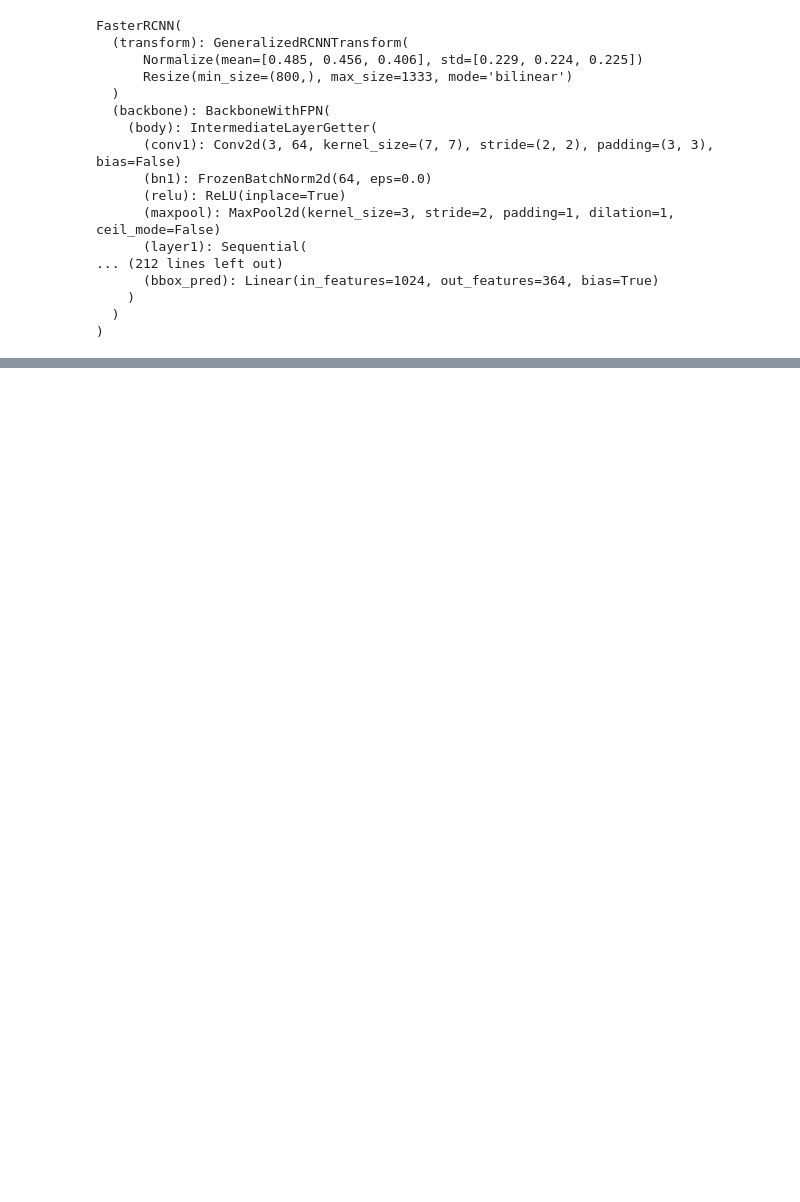
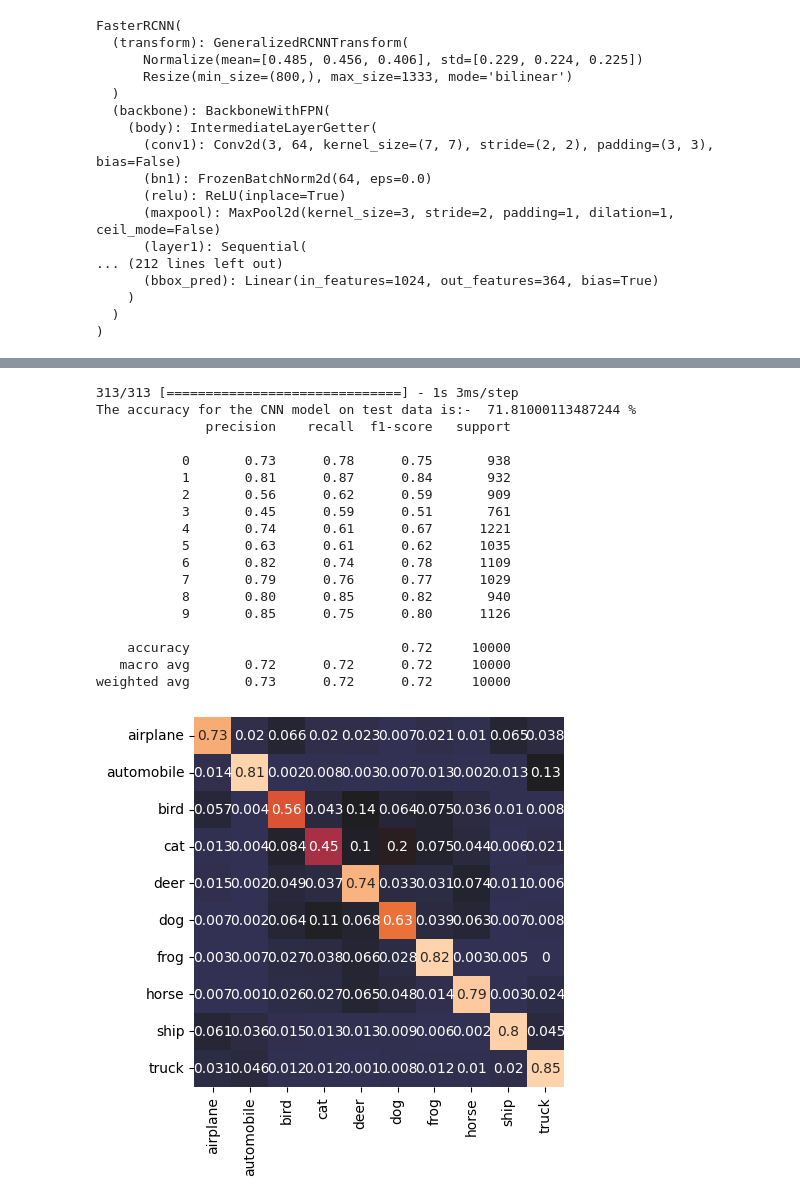
Before and after one commit to goldenfries100/171Group14, a Jupyter notebook: project.ipynb, the cells around one changed output, grey strips where cells are left out. Drawn from its saved outputs; the diff is of its cells as text; code cells hidden in the pictures; blank space fills up the shorter version.

```diff
--- a/project.ipynb
+++ b/project.ipynb
@@ -478,8 +490,3 @@ FasterRCNN(
     )
   )
 )
-# %%
-transform = T.ToTensor()
-img = transform(test_images_indexed[2])
-print(img.shape)
-pred = model([img])
@@ -491,0 +542,14 @@ print(pred)
+# %%
+rnn_cnn_model = models.Sequential()
+rnn_cnn_model.add((layers.Conv2D(64, (3, 3), activation='relu', input_shape=(32, 32, 3))))
+rnn_cnn_model.add((layers.AveragePooling2D((2, 2))))
+rnn_cnn_model.add((layers.Dropout(.1)))
+rnn_cnn_model.add((layers.Conv2D(96, (3, 3), activation='relu')))
+rnn_cnn_model.add((layers.AveragePooling2D((2, 2))))
+rnn_cnn_model.add((layers.Conv2D(96, (3, 3), activation='relu')))
+rnn_cnn_model.add((layers.Dropout(.3)))
+rnn_cnn_model.add((layers.Flatten()))
+rnn_cnn_model.add((layers.Dense(128, activation='relu')))
+rnn_cnn_model.add(tf.keras.layers.RepeatVector(1))
+rnn_cnn_model.add(tf.keras.layers.LSTM(128))
+rnn_cnn_model.add(layers.Dense(10, activation='sigmoid'))
@@ -491,0 +576,6 @@ print(pred)
+# %%
+### label based-resampling for the image
+rnn_cnn_model.compile(optimizer='adam',
+              loss=tf.keras.losses.SparseCategoricalCrossentropy(from_logits=True),
+              metrics=['accuracy'])
+trained_model = rnn_cnn_model.fit(np.array(training_dataset / 255.0), np.array(training_labels), epochs=10, validation_data=(test_images_indexed / 255.0, np.array(test_labels_indexed)))
@@ -491,0 +603,2 @@ print(pred)
+# %%
+test_loss, test_accuracy = rnn_cnn_model.evaluate(test_images_indexed / 255.0, np.array(test_labels_indexed))
@@ -491,0 +607,31 @@ print(pred)
+# %%
+labels_predicted = rnn_cnn_model.predict(test_images_indexed / 255.0)
+max_label = [label_names[np.argmax(label)] for label in labels_predicted]
+index_of_possible_labels = []
+for i in range(num_cases_per_batch):
+  index_max = list(labels_predicted[i]).index(max(labels_predicted[i]))
+  index_of_possible_labels.append(index_max)
+print('The accuracy for the CNN model on test data is:- ', test_accuracy * 100, '%')
+matrix = confusion_matrix(np.array(test_labels_indexed), index_of_possible_labels, normalize='true')
+sb.heatmap(matrix, robust=True, center=0.15, annot=True, xticklabels=label_names, yticklabels=label_names, cbar=False, square=True)
+print(classification_report(index_of_possible_labels, np.array(test_labels_indexed)))
+# %% [output]
+313/313 [==============================] - 1s 3ms/step
+The accuracy for the CNN model on test data is:-  71.81000113487244 %
+              precision    recall  f1-score   support
+
+           0       0.73      0.78      0.75       938
+           1       0.81      0.87      0.84       932
+           2       0.56      0.62      0.59       909
+           3       0.45      0.59      0.51       761
+           4       0.74      0.61      0.67      1221
+           5       0.63      0.61      0.62      1035
+           6       0.82      0.74      0.78      1109
+           7       0.79      0.76      0.77      1029
+           8       0.80      0.85      0.82       940
+           9       0.85      0.75      0.80      1126
+
+    accuracy                           0.72     10000
+   macro avg       0.72      0.72      0.72     10000
+weighted avg       0.73      0.72      0.72     10000
+[figure, added]
```
Also changed, not shown: parts of 27 cells of this notebook.
